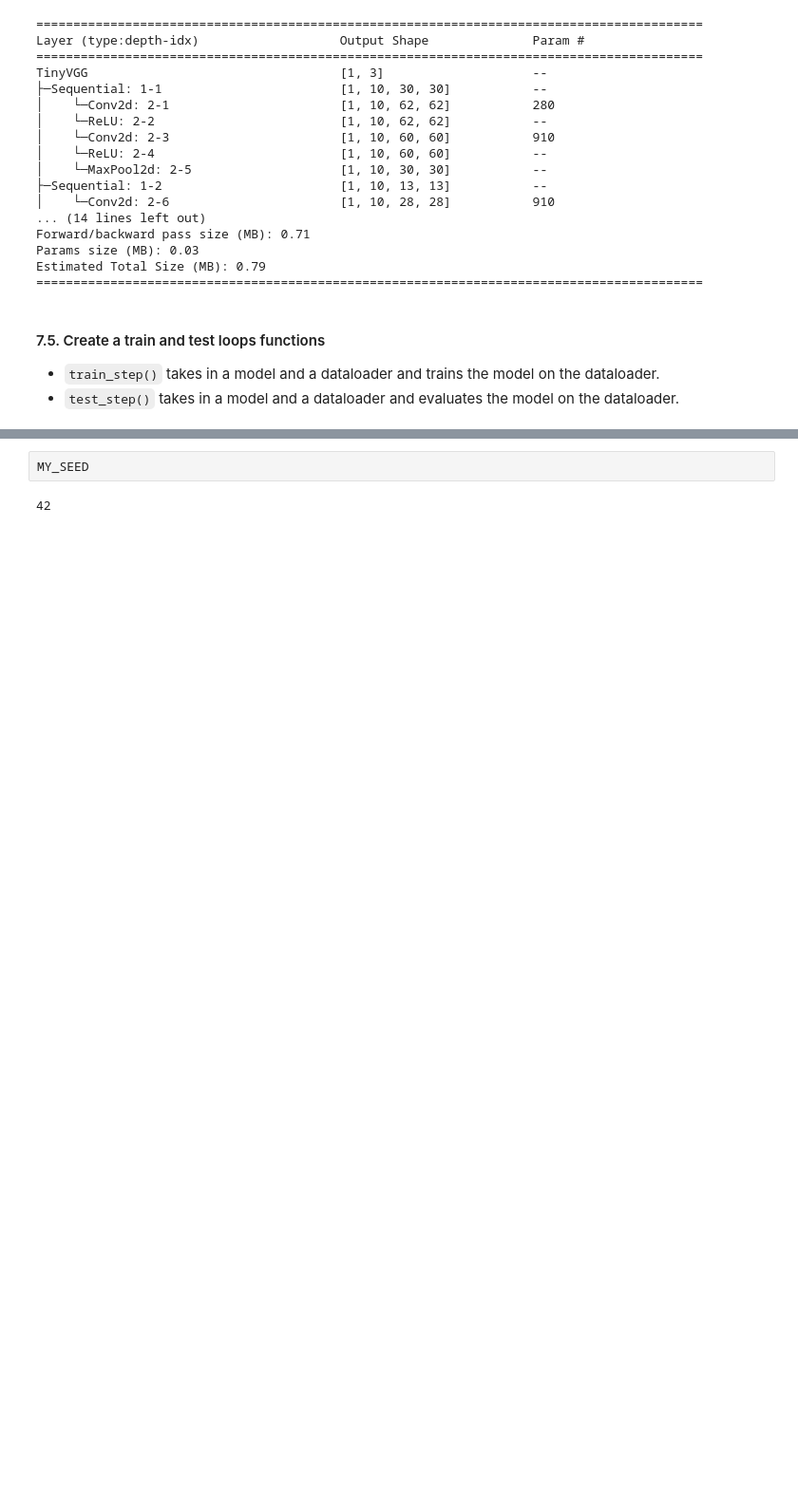
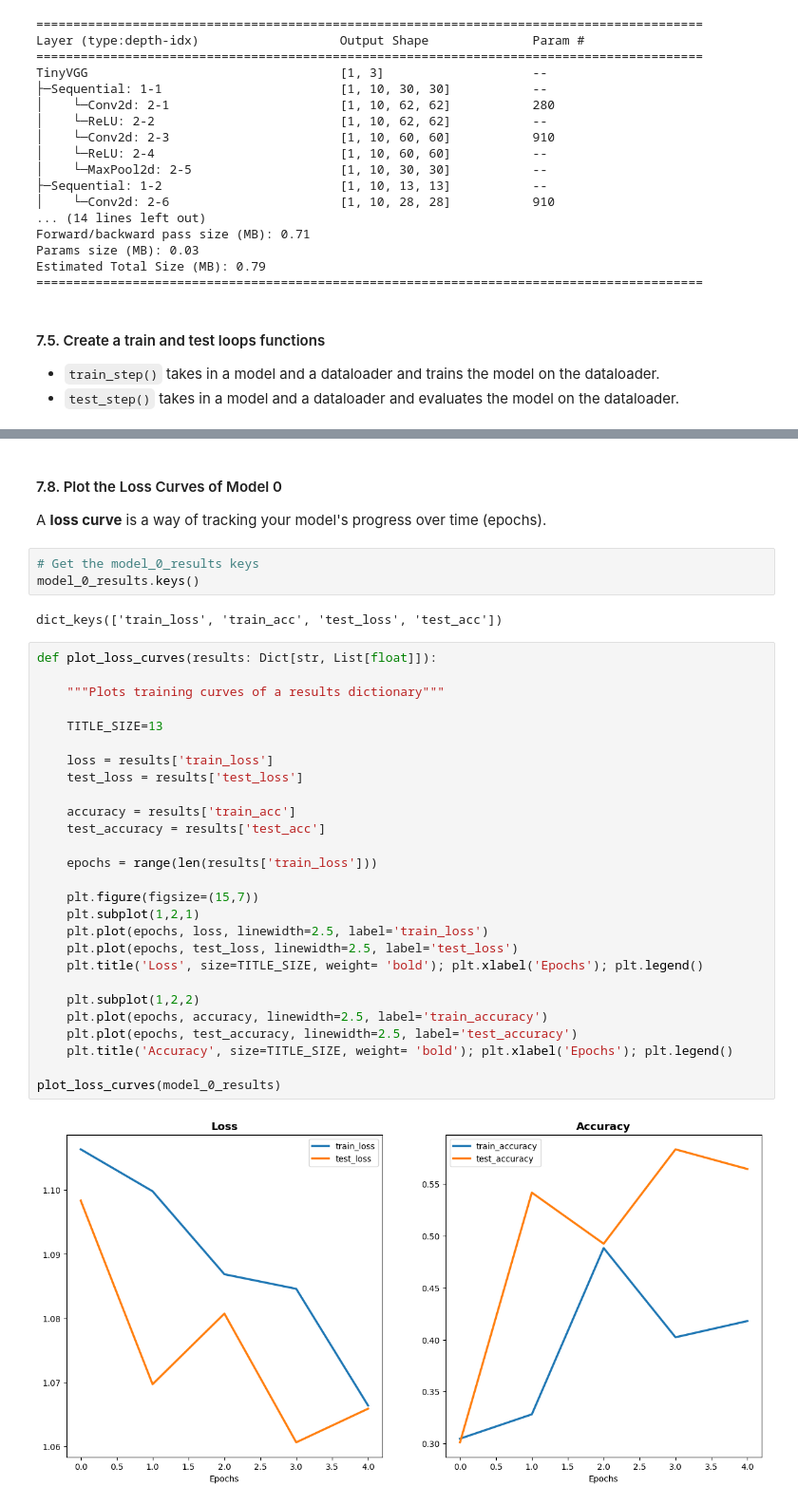
Before and after one commit to Golden572/PhD_Self-Study_RIT, a Jupyter notebook: Courses/PyTorch for Deep Learning & Machine Learning - Full Course/04_Live_pytorch_custom_datasets.ipynb, the cells around one changed output, grey strips where cells are left out. Shown at 95% size. Cells and saved outputs as stored; diff of their text form; blank space fills up the shorter version.

```diff
--- a/Courses/PyTorch for Deep Learning & Machine Learning - Full Course/04_Live_pytorch_custom_datasets.ipynb
+++ b/Courses/PyTorch for Deep Learning & Machine Learning - Full Course/04_Live_pytorch_custom_datasets.ipynb
@@ -811,4 +811,38 @@ Total Training Time: 116.0342 seconds
-# %%
-MY_SEED
-# %% [output]
-42
+# %% [markdown]
+#### 7.8. Plot the Loss Curves of Model 0
+
+A **loss curve** is a way of tracking your model's progress over time (epochs).
+# %%
+# Get the model_0_results keys
+model_0_results.keys()
+# %% [output]
+dict_keys(['train_loss', 'train_acc', 'test_loss', 'test_acc'])
+# %%
+def plot_loss_curves(results: Dict[str, List[float]]):
+
+    """Plots training curves of a results dictionary"""
+
+    TITLE_SIZE=13
+
+    loss = results['train_loss']
+    test_loss = results['test_loss']
+
+    accuracy = results['train_acc']
+    test_accuracy = results['test_acc']
+
+    epochs = range(len(results['train_loss']))
+
+    plt.figure(figsize=(15,7))
+    plt.subplot(1,2,1)
+    plt.plot(epochs, loss, linewidth=2.5, label='train_loss')
+    plt.plot(epochs, test_loss, linewidth=2.5, label='test_loss')
+    plt.title('Loss', size=TITLE_SIZE, weight= 'bold'); plt.xlabel('Epochs'); plt.legend()
+
+    plt.subplot(1,2,2)
+    plt.plot(epochs, accuracy, linewidth=2.5, label='train_accuracy')
+    plt.plot(epochs, test_accuracy, linewidth=2.5, label='test_accuracy')
+    plt.title('Accuracy', size=TITLE_SIZE, weight= 'bold'); plt.xlabel('Epochs'); plt.legend()
+
+plot_loss_curves(model_0_results)
+# %% [output]
+[figure, added]
```
Also changed, not shown: parts of 35 cells of this notebook, 3 other files.
